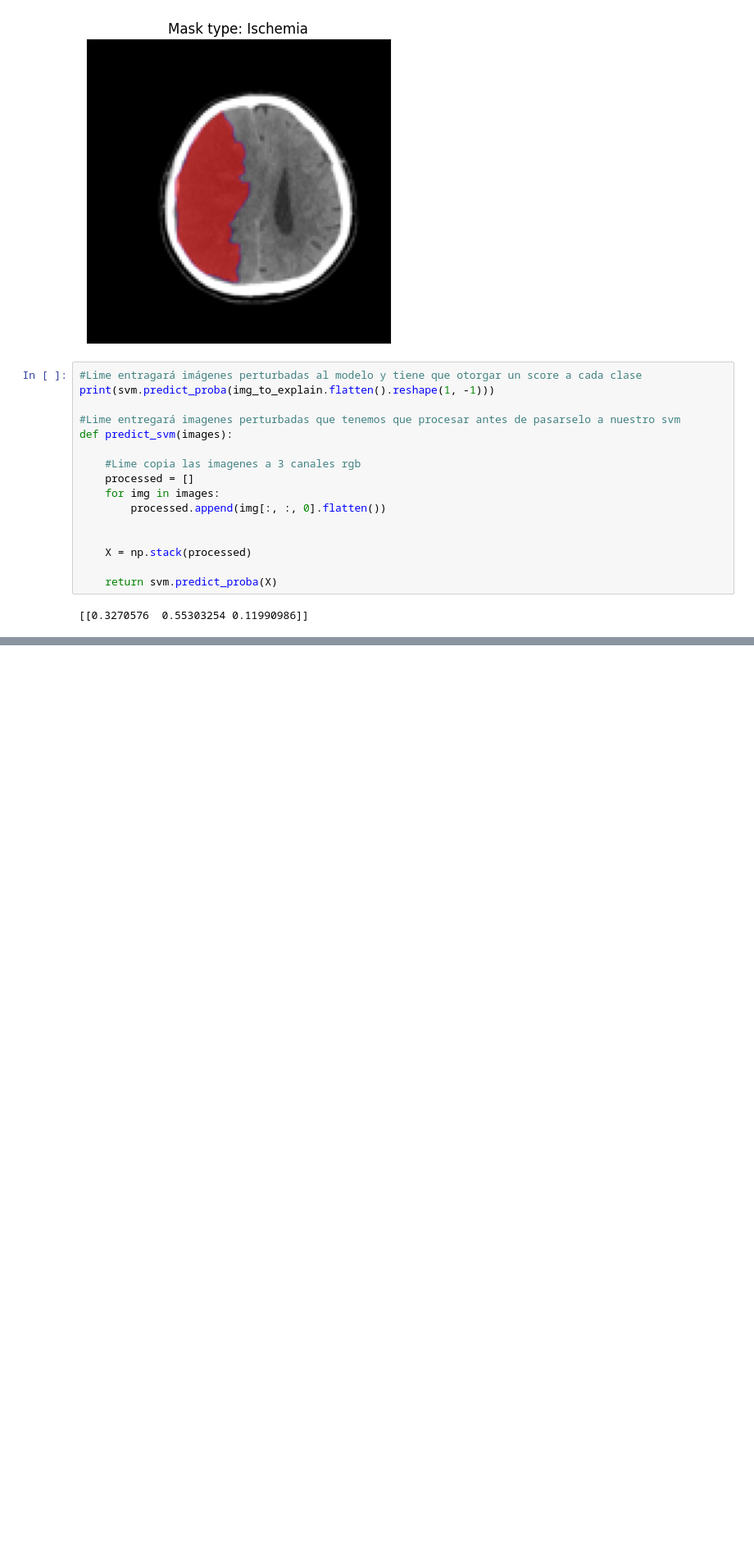
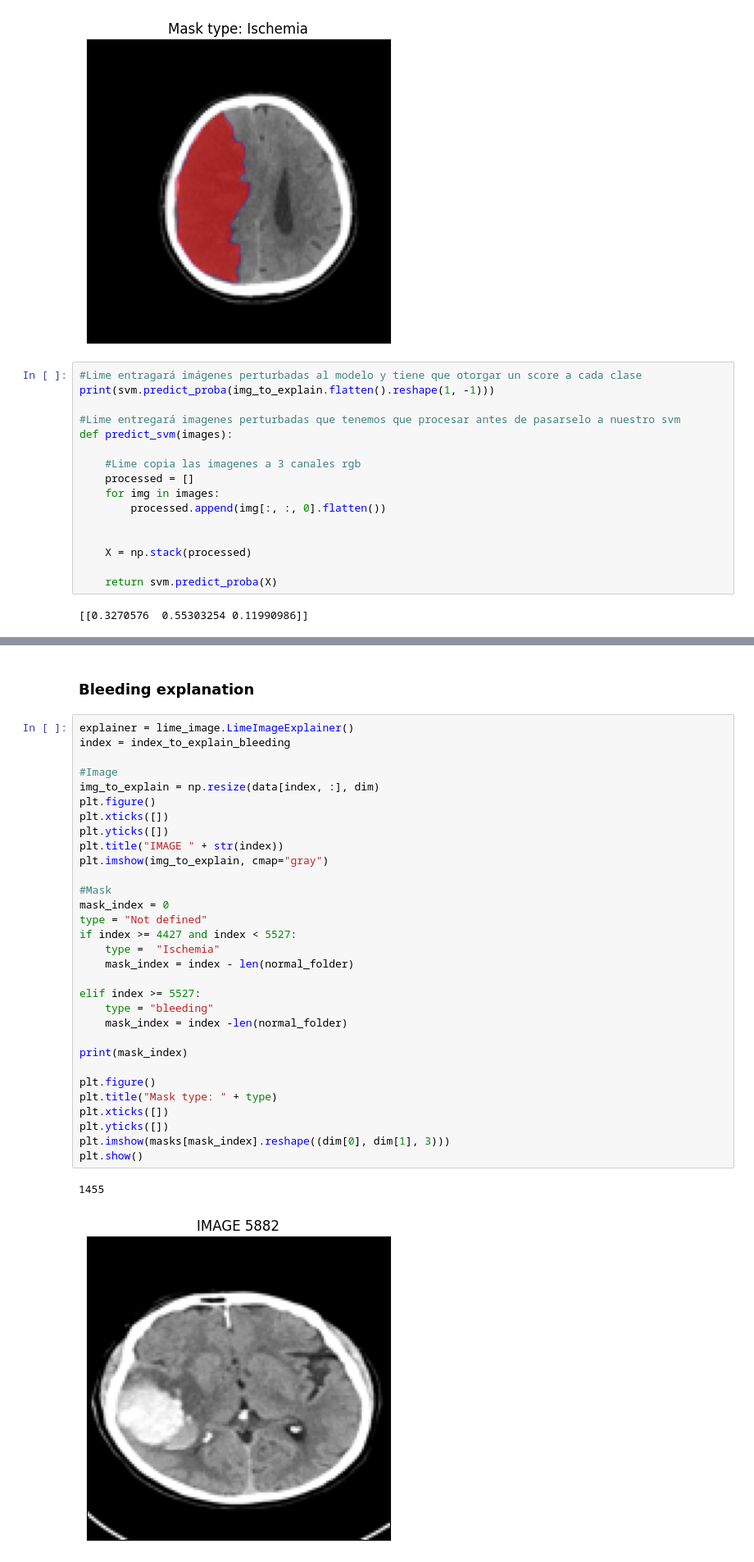
Before and after one commit to bastifwp/Explanation-IAmodels-CT, a Jupyter notebook: svc_128x128.ipynb, the cells around one changed output, grey strips where cells are left out. Shown at 82% size. Drawn from its saved outputs; the diff is of its cells as text; blank space fills up the shorter version.

```diff
--- a/svc_128x128.ipynb
+++ b/svc_128x128.ipynb
@@ -382,0 +398,36 @@ plt.show()
+# %% [markdown]
+### Bleeding explanation
+# %%
+explainer = lime_image.LimeImageExplainer()
+index = index_to_explain_bleeding
+
+#Image
+img_to_explain = np.resize(data[index, :], dim)
+plt.figure()
+plt.xticks([])
+plt.yticks([])
+plt.title("IMAGE " + str(index))
+plt.imshow(img_to_explain, cmap="gray")
+
+#Mask
+mask_index = 0
+type = "Not defined"
+if index >= 4427 and index < 5527:
+    type =  "Ischemia"
+    mask_index = index - len(normal_folder)
+
+elif index >= 5527:
+    type = "bleeding"
+    mask_index = index -len(normal_folder)
+
+print(mask_index)
+
+plt.figure()
+plt.title("Mask type: " + type)
+plt.xticks([])
+plt.yticks([])
+plt.imshow(masks[mask_index].reshape((dim[0], dim[1], 3)))
+plt.show()
+# %% [output]
+1455
+[figure, added]
```
Also changed, not shown: parts of 17 cells of this notebook.
